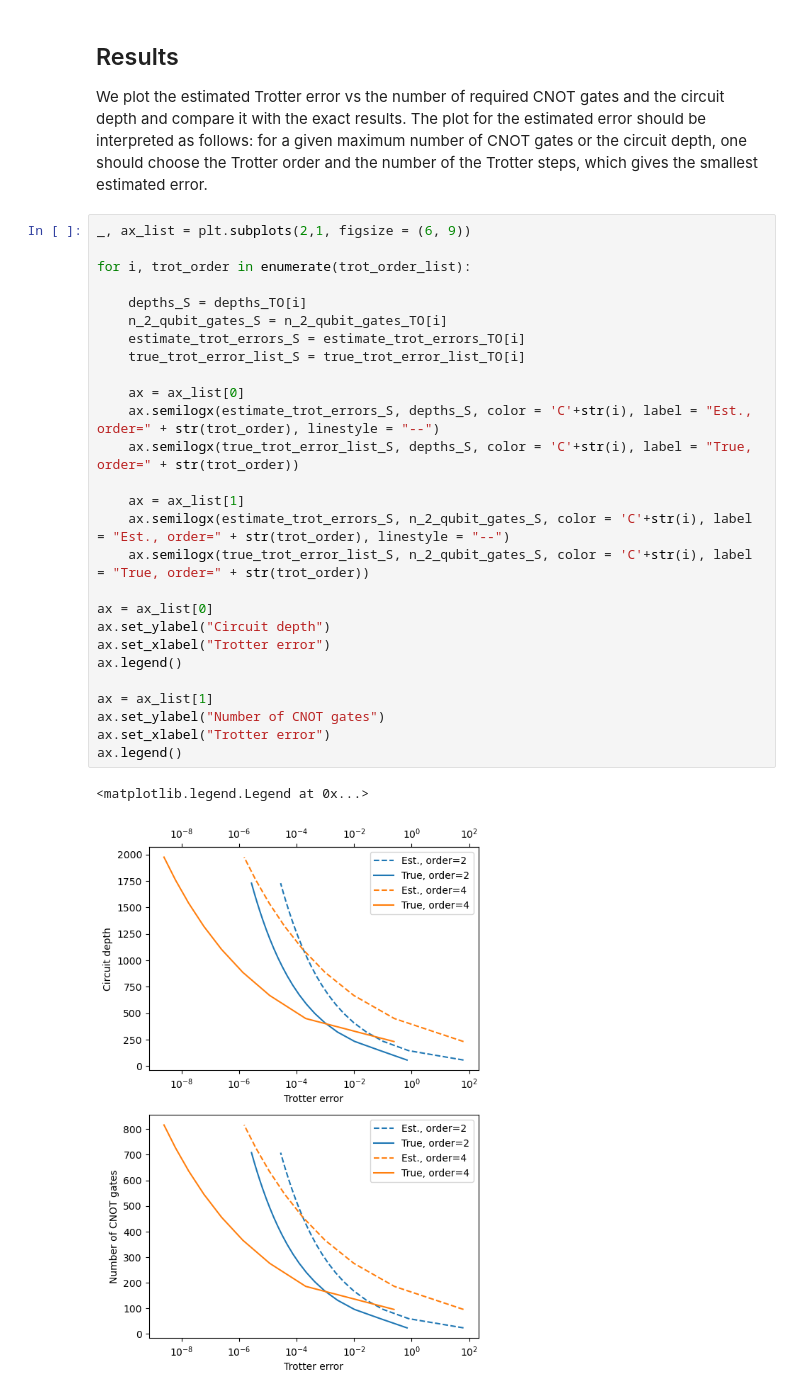
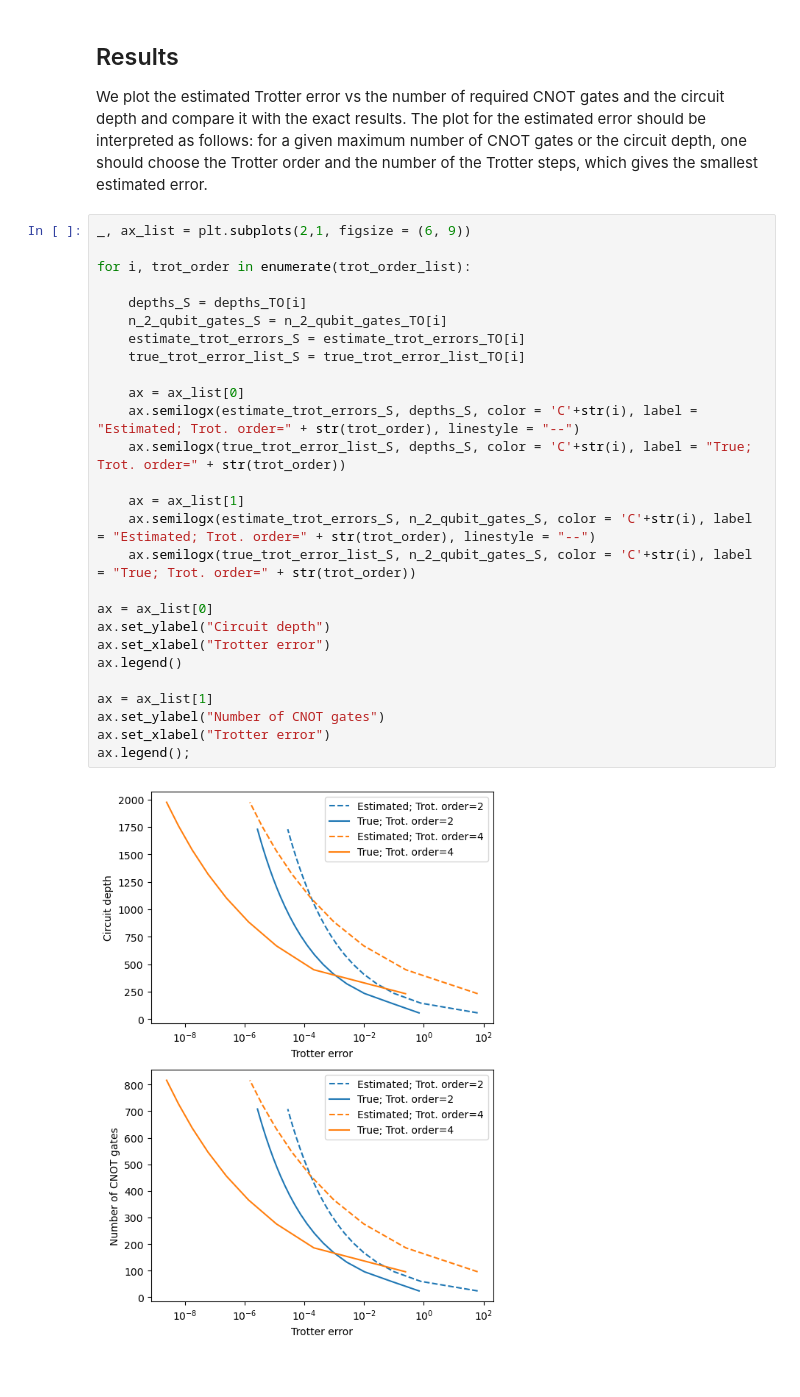
Before and after one commit to ViacheslavKuzmin/IonQ-Technical-task-1, a Jupyter notebook: Technical_1.ipynb, the cells around one changed output. Drawn from its saved outputs; the diff is of its cells as text.

```diff
--- a/Technical_1.ipynb
+++ b/Technical_1.ipynb
@@ -205,30 +205,29 @@ The plot for the estimated error should be interpreted as follows: for a given m
 # %%
 _, ax_list = plt.subplots(2,1, figsize = (6, 9))
 
 for i, trot_order in enumerate(trot_order_list):
 
     depths_S = depths_TO[i]
     n_2_qubit_gates_S = n_2_qubit_gates_TO[i]
     estimate_trot_errors_S = estimate_trot_errors_TO[i]
     true_trot_error_list_S = true_trot_error_list_TO[i]
 
     ax = ax_list[0]
-    ax.semilogx(estimate_trot_errors_S, depths_S, color = 'C'+str(i), label = "Est., order=" + str(trot_order), linestyle = "--")
-    ax.semilogx(true_trot_error_list_S, depths_S, color = 'C'+str(i), label = "True, order=" + str(trot_order))
+    ax.semilogx(estimate_trot_errors_S, depths_S, color = 'C'+str(i), label = "Estimated; Trot. order=" + str(trot_order), linestyle = "--")
+    ax.semilogx(true_trot_error_list_S, depths_S, color = 'C'+str(i), label = "True; Trot. order=" + str(trot_order))
 
     ax = ax_list[1]
-    ax.semilogx(estimate_trot_errors_S, n_2_qubit_gates_S, color = 'C'+str(i), label = "Est., order=" + str(trot_order), linestyle = "--")
-    ax.semilogx(true_trot_error_list_S, n_2_qubit_gates_S, color = 'C'+str(i), label = "True, order=" + str(trot_order))
+    ax.semilogx(estimate_trot_errors_S, n_2_qubit_gates_S, color = 'C'+str(i), label = "Estimated; Trot. order=" + str(trot_order), linestyle = "--")
+    ax.semilogx(true_trot_error_list_S, n_2_qubit_gates_S, color = 'C'+str(i), label = "True; Trot. order=" + str(trot_order))
 
 ax = ax_list[0]
 ax.set_ylabel("Circuit depth")
 ax.set_xlabel("Trotter error")
 ax.legend()
 
 ax = ax_list[1]
 ax.set_ylabel("Number of CNOT gates")
 ax.set_xlabel("Trotter error")
-ax.legend()
+ax.legend();
 # %% [output]
-<matplotlib.legend.Legend at 0x...>
-[figure, old version]
+[figure, new version]
```
